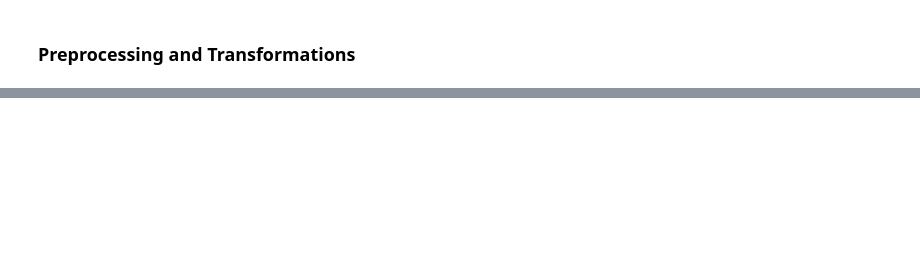
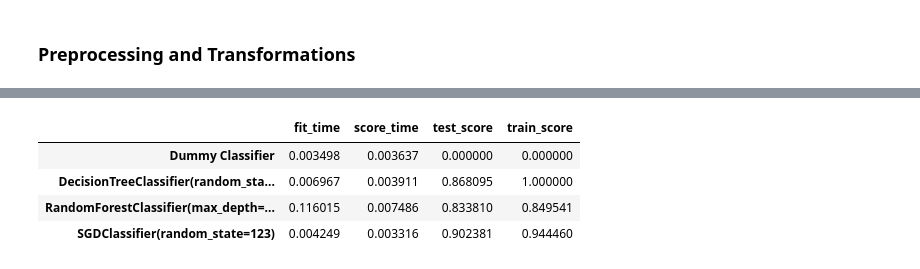
Before and after one commit to nb488/Breast-Cancer-Diagnosis-Project, a Jupyter notebook: main.ipynb, the cells around one changed output, grey strips where cells are left out. Cells and saved outputs as stored; diff of their text form; code cells hidden in the pictures; blank space fills up the shorter version.

```diff
--- a/main.ipynb
+++ b/main.ipynb
@@ -174,0 +258,29 @@ results
+# %%
+from sklearn.ensemble import RandomForestClassifier
+from sklearn.linear_model import SGDClassifier
+from sklearn.tree import DecisionTreeClassifier
+
+
+models = {
+    "Decision Tree" : DecisionTreeClassifier(random_state = 123),
+    "Random Forest" : RandomForestClassifier(max_depth = 2, random_state=123),
+    "LGBM" : SGDClassifier(random_state=123)
+
+}
+# %%
+for m in models :
+    new_pipe = make_pipeline(preprocessor, models[m])
+    score = cross_validate(new_pipe, X_train, y_train,
+                           scoring = 'recall',
+                           return_train_score=True,
+                           cv=10)
+
+    results[f"{models[m]}"] = pd.DataFrame(score).mean()
+# %%
+pd.DataFrame(results).T
+# %% [output]
+|  | fit_time | score_time | test_score | train_score |
+| Dummy Classifier | 0.003498 | 0.003637 | 0.000000 | 0.000000 |
+| DecisionTreeClassifier(random_sta... | 0.006967 | 0.003911 | 0.868095 | 1.000000 |
+| RandomForestClassifier(max_depth=... | 0.116015 | 0.007486 | 0.833810 | 0.849541 |
+| SGDClassifier(random_state=123) | 0.004249 | 0.003316 | 0.902381 | 0.944460 |
```
Also changed, not shown: parts of 23 cells of this notebook.
